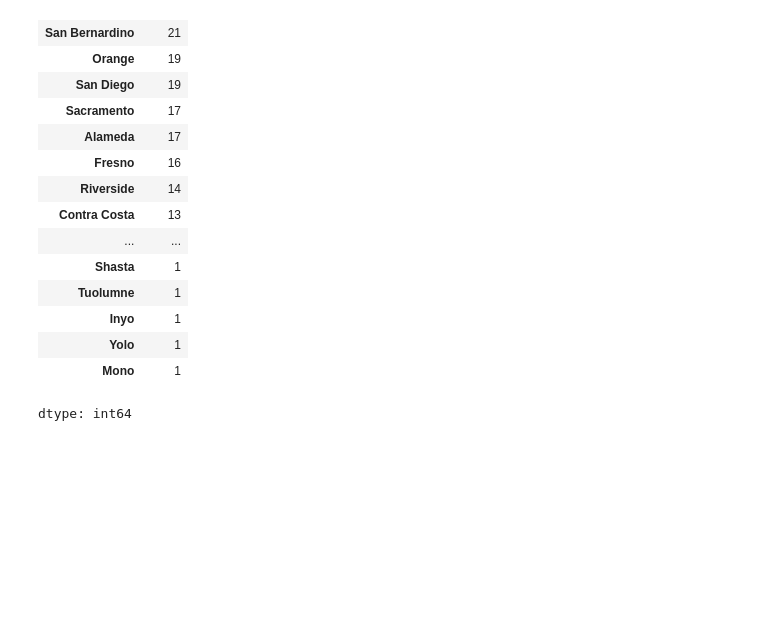
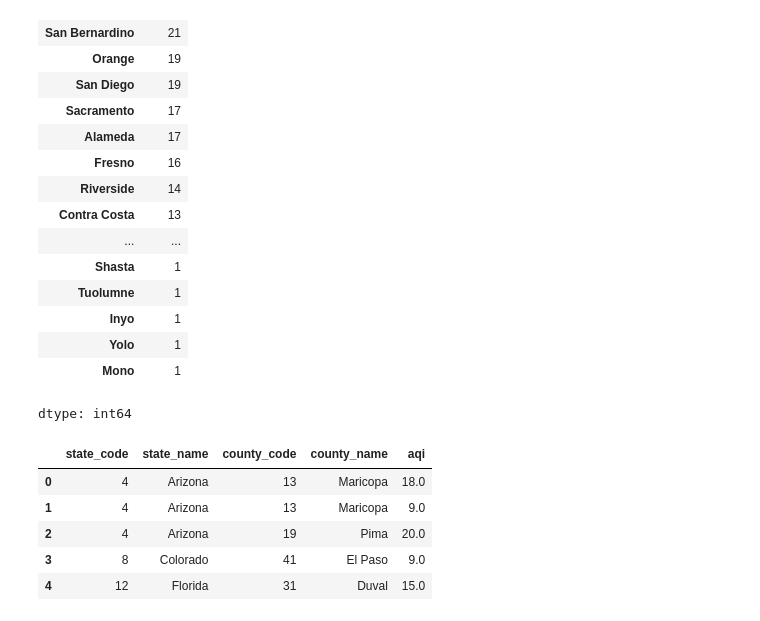
Before and after one commit to dkraynev/Tasks, a Jupyter notebook: 500_Dataframes_with_pandas.ipynb, the cells around one changed output. Drawn from its saved outputs; the diff is of its cells as text; code cells hidden in the pictures; blank space fills up the shorter version.

```diff
--- a/500_Dataframes_with_pandas.ipynb
+++ b/500_Dataframes_with_pandas.ipynb
@@ -164,3 +164,12 @@ top3_grouped = top3.groupby('state_name')['aqi'].mean()
 top3_grouped = top3.groupby('state_name')['aqi'].mean()
 # %%
 other_states = pd.read_csv('500_epa_others.csv')
+# %%
+other_states.head()
+# %% [output]
+|  | state_code | state_name | county_code | county_name | aqi |
+| 0 | 4 | Arizona | 13 | Maricopa | 18.0 |
+| 1 | 4 | Arizona | 13 | Maricopa | 9.0 |
+| 2 | 4 | Arizona | 19 | Pima | 20.0 |
+| 3 | 8 | Colorado | 41 | El Paso | 9.0 |
+| 4 | 12 | Florida | 31 | Duval | 15.0 |
```
Also changed, not shown: parts of 3 cells of this notebook.
